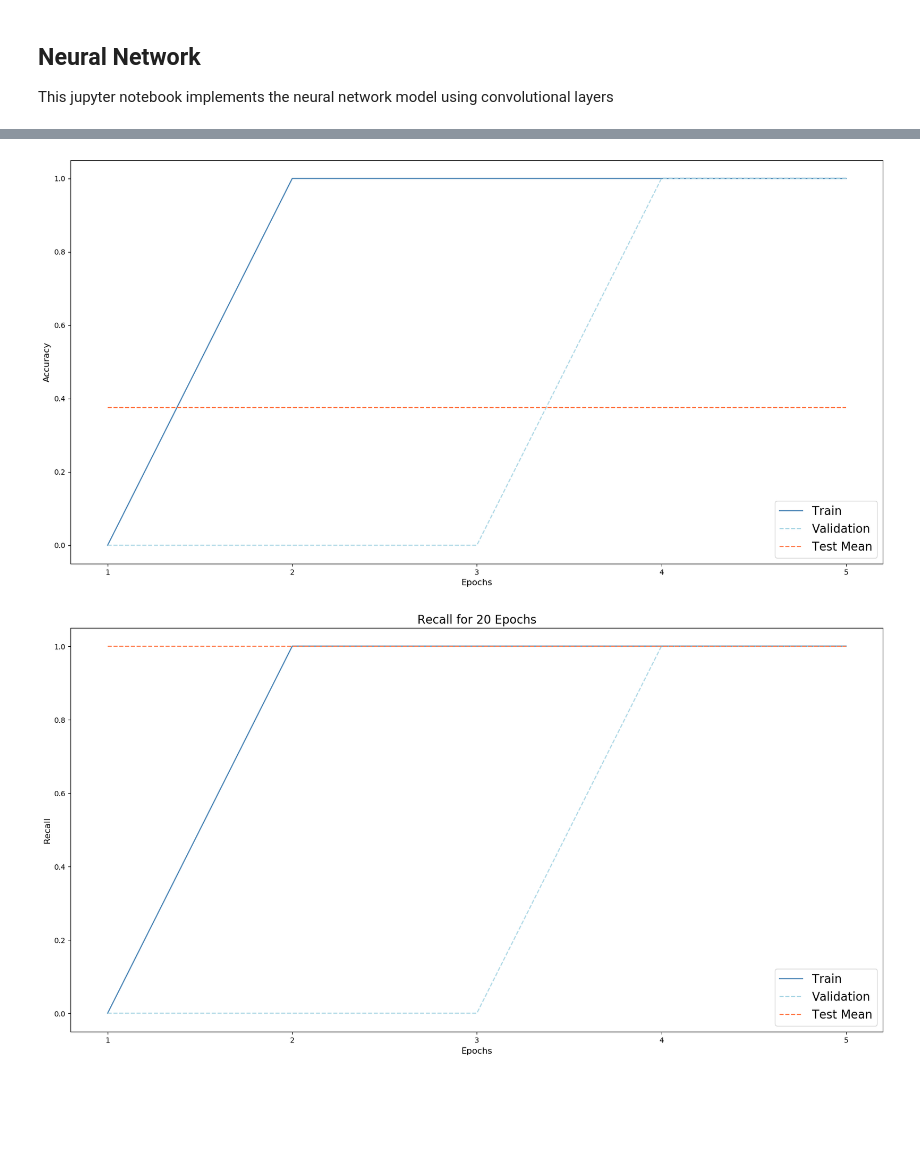
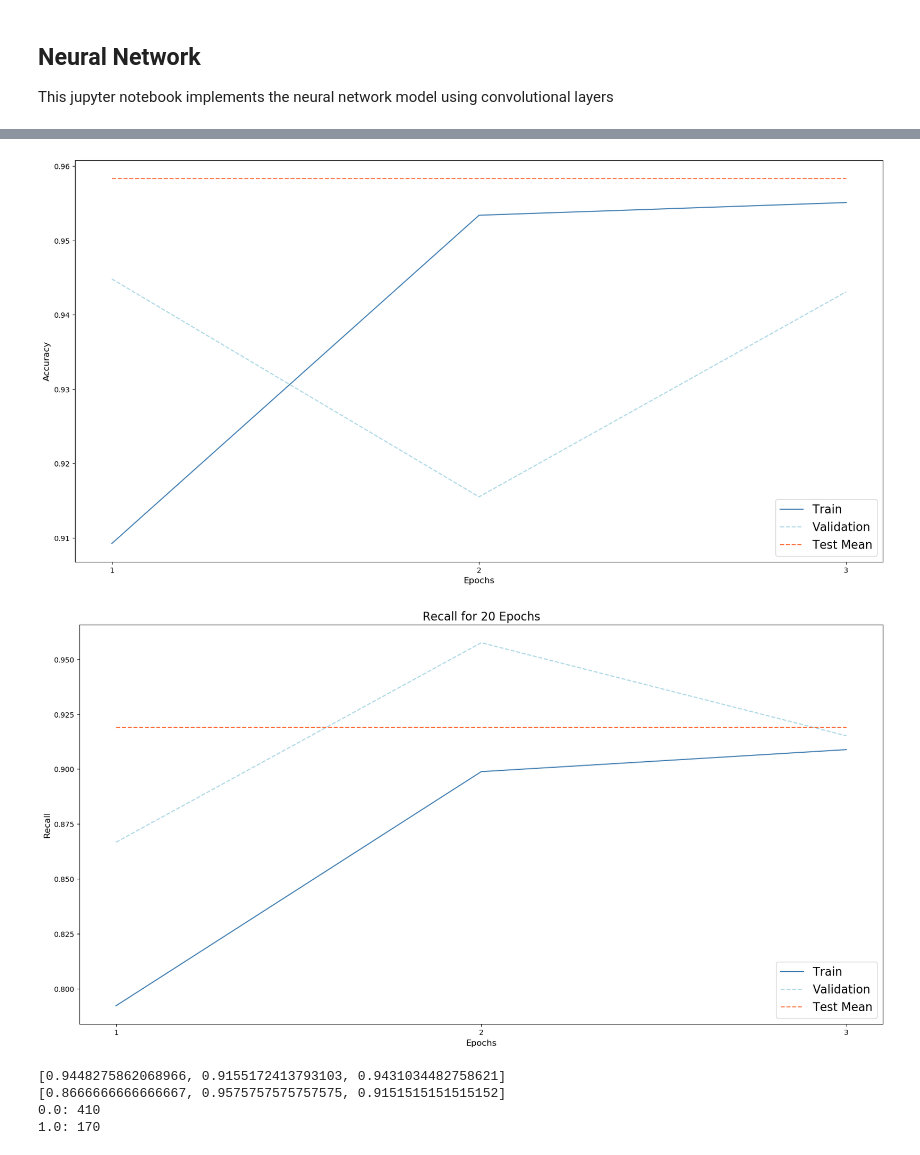
Before and after one commit to JPMartinezClaeys/30254-pneumoniacs, a Jupyter notebook: predict-pneumonia/neural_network.ipynb, the cells around one changed output, grey strips where cells are left out. Drawn from its saved outputs; the diff is of its cells as text; code cells hidden in the pictures; blank space fills up the shorter version.

```diff
--- a/predict-pneumonia/neural_network.ipynb
+++ b/predict-pneumonia/neural_network.ipynb
@@ -24,8 +27,15 @@ import copy
 # %%
+# create CNN class
 class CustomNeuralNetwork(nn.Module):
     def __init__(self):
         super().__init__()
-
+        # model hyperparameters
+        self.epochs = 3
+        self.batch_size = 8
+        self.learning = 0.001
+        self.momentum = 0.9
+        self.weighted_sample = False
+        # define network layers
         self.LeNet = nn.Sequential(
             nn.Sequential(
                 nn.Conv2d(1, 6, kernel_size=5, stride=1, padding=0),
@@ -100,17 +113,15 @@ test_dataloader = DataLoader(test_data, batch_size=batch_s, shuffle=True)
 # %%
-# 3: Define a Loss function and optimizer
+# Define loss function and optimizer
 criterion = nn.CrossEntropyLoss()
-optimizer = optim.SGD(model.parameters(), lr=0.001, momentum=0.9)
+optimizer = optim.SGD(model.parameters(), lr=model.learning, momentum=model.momentum)
 scheduler_lr = StepLR(optimizer,
                    step_size = 4, # Period of learning rate decay
                    gamma = 0.5)
 
 scheduler_eilr = ExponentialLR(optimizer,
                           gamma = 0.5) # Multiplicative factor of learning rate decay.
-
-EPOCHS = 20
 # %%
-# 4: Train and validate the network
+# Train and validate the network
 train_losses = []
 train_accuracies = []
 train_recalls = []
@@ -119,14 +130,13 @@ val_recalls = []
 val_losses = []
 val_running_loss = []
 
-for epoch in range(EPOCHS):
+for epoch in range(model.epochs):
     # TRAIN
     model.train()  # Make sure gradient tracking is on, and do a pass over the data
     running_loss = 0.0
     y_true = np.array([])
     y_predict = np.array([])
     for i, data in enumerate(train_dataloader):
-        # get the inputs; data is a list of [inputs, labels]
         inputs, labels = data
         optimizer.zero_grad()  # zero the parameter gradients
         outputs = model(inputs)  # forward pass
@@ -147,11 +157,9 @@ for epoch in range(EPOCHS):
     train_recalls.append(epoch_recall)
 
     #VALIDATION
-    if (epoch+1) // 5 == 0:
-        with torch.no_grad():
+    if (epoch+1) % 5 == 0:
+        with torch.no_grad(): # don't keep track of the gradients in the validation part
             model.eval()
-
-         # # we don't want to keep track of the gradients in the validation part
             y_true_val = np.array([])
             y_predict_val = np.array([])
             for i, data in enumerate(val_dataloader):
@@ -242,6 +236,6 @@ test recall [1.0]
 # %%
-test_accuracy =  test_accuracies * EPOCHS
-epochs = [i for i in range(1,EPOCHS+1)]
+test_accuracy =  test_accuracies * model.epochs
+epochs = [i for i in range(1,model.epochs+1)]
 
 fig, ax = plt.subplots(nrows=1, ncols=1, figsize=(20,10))
 ax.plot(epochs, train_accuracies, color="steelblue", label= 'Train')
@@ -253,20 +247,34 @@ ax.set_xlabel("Epochs", fontsize=12)
 ax.set_ylabel("Accuracy", fontsize=12)
 plt.show()
 # %% [output]
-[figure, old version]
+[figure, new version]
 # %%
-test_recalls_list = test_recalls * EPOCHS
-epochs = [i for i in range(1,EPOCHS+1)]
+test_recalls_list = test_recalls * model.epochs
+epochs = [i for i in range(1,model.epochs+1)]
 
 fig, ax = plt.subplots(nrows=1, ncols=1, figsize=(20,10))
 ax.plot(epochs, train_recalls, color="steelblue", label= 'Train')
 ax.plot(epochs, val_recalls, color="lightblue", ls='dashed', label='Validation')
 ax.plot(epochs, test_recalls_list, color= "coral", ls='dashed', label='Test Mean')
 ax.set_xticks(epochs)
 ax.legend(loc="lower right", fontsize=16)
 ax.set_xlabel("Epochs", fontsize=12)
 ax.set_ylabel("Recall", fontsize=12)
 ax.set_title("Recall for 20 Epochs", fontsize=16)
 plt.show()
 # %% [output]
-[figure, old version]
+[figure, new version]
+# %%
+print(val_accuracies)
+print(val_recalls)
+
+unique, counts = np.unique(y_predict_val, return_counts=True)
+
+# print the unique values and their counts
+for value, count in zip(unique, counts):
+    print(f"{value}: {count}")
+# %% [output]
+[0.9448275862068966, 0.9155172413793103, 0.9431034482758621]
+[0.8666666666666667, 0.9575757575757575, 0.9151515151515152]
+0.0: 410
+1.0: 170
```
Also changed, not shown: parts of 9 cells of this notebook.
